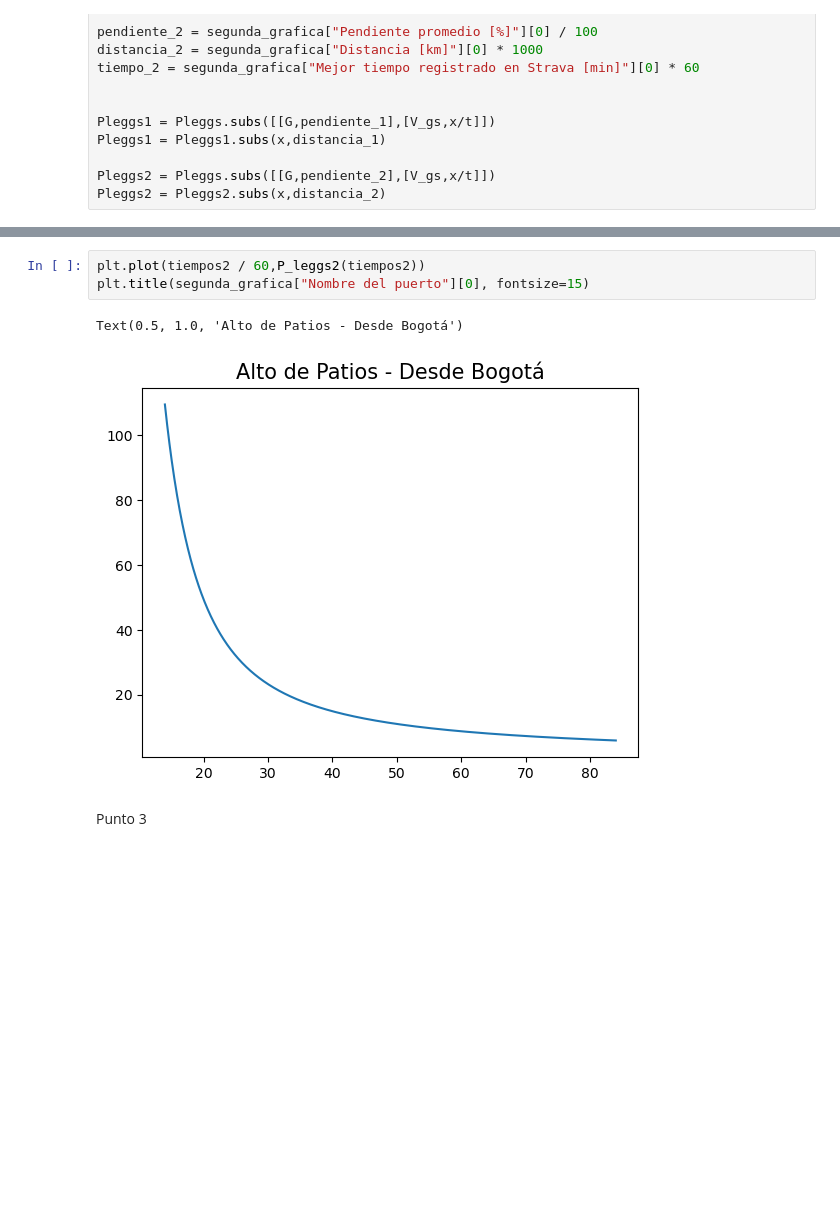
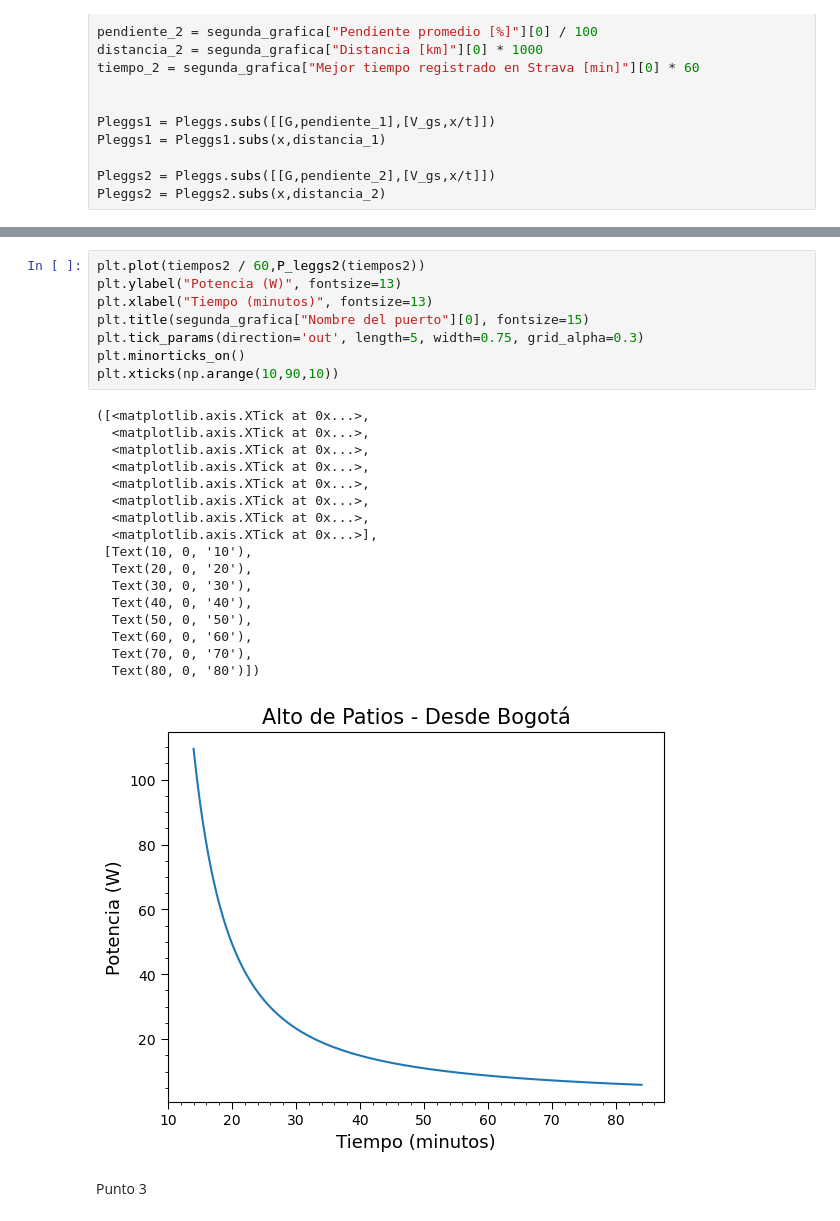
Before and after one commit to QuantumPower4/JuanGuzman-JhonAlex-HerraCompu-202302, a Jupyter notebook: Proyecto/Proyecto_JuanGuzman_JhonMontealegre.ipynb, the cells around one changed output, grey strips where cells are left out. Saved outputs shown, nothing was run; the diff lists cells and outputs as text; blank space fills up the shorter version.

```diff
--- a/Proyecto/Proyecto_JuanGuzman_JhonMontealegre.ipynb
+++ b/Proyecto/Proyecto_JuanGuzman_JhonMontealegre.ipynb
@@ -73,9 +78,29 @@ No artists with labels found to put in legend.  Note that artists whose label st
 # %%
 plt.plot(tiempos2 / 60,P_leggs2(tiempos2))
+plt.ylabel("Potencia (W)", fontsize=13)
+plt.xlabel("Tiempo (minutos)", fontsize=13)
 plt.title(segunda_grafica["Nombre del puerto"][0], fontsize=15)
+plt.tick_params(direction='out', length=5, width=0.75, grid_alpha=0.3)
+plt.minorticks_on()
+plt.xticks(np.arange(10,90,10))
 # %% [output]
-Text(0.5, 1.0, 'Alto de Patios - Desde Bogotá')
+([<matplotlib.axis.XTick at 0x...>,
+  <matplotlib.axis.XTick at 0x...>,
+  <matplotlib.axis.XTick at 0x...>,
+  <matplotlib.axis.XTick at 0x...>,
+  <matplotlib.axis.XTick at 0x...>,
+  <matplotlib.axis.XTick at 0x...>,
+  <matplotlib.axis.XTick at 0x...>,
+  <matplotlib.axis.XTick at 0x...>],
+ [Text(10, 0, '10'),
+  Text(20, 0, '20'),
+  Text(30, 0, '30'),
+  Text(40, 0, '40'),
+  Text(50, 0, '50'),
+  Text(60, 0, '60'),
+  Text(70, 0, '70'),
+  Text(80, 0, '80')])
-[figure, old version]
+[figure, new version]
 # %% [markdown]
 Punto 3
 # %%
```
Also changed, not shown: parts of 1 cell of this notebook.
